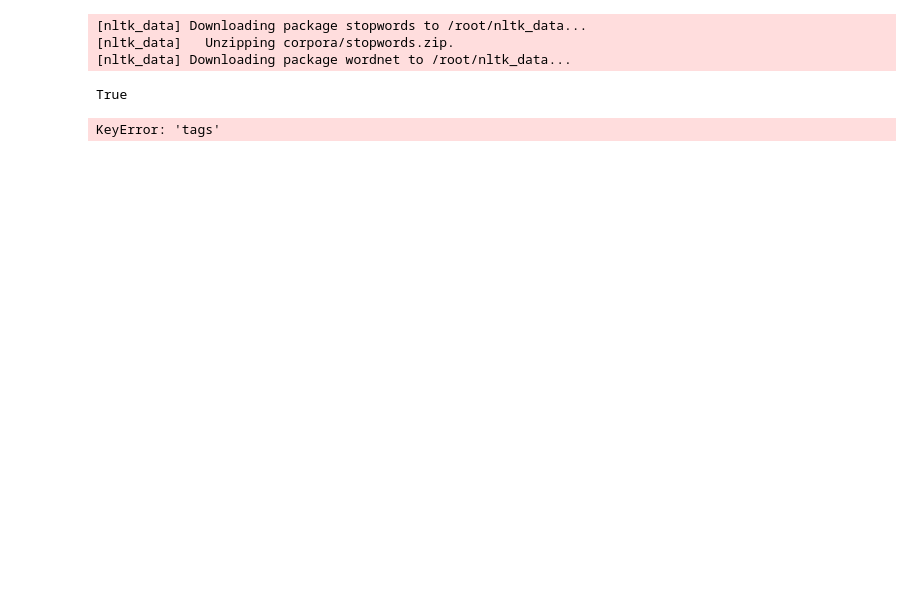
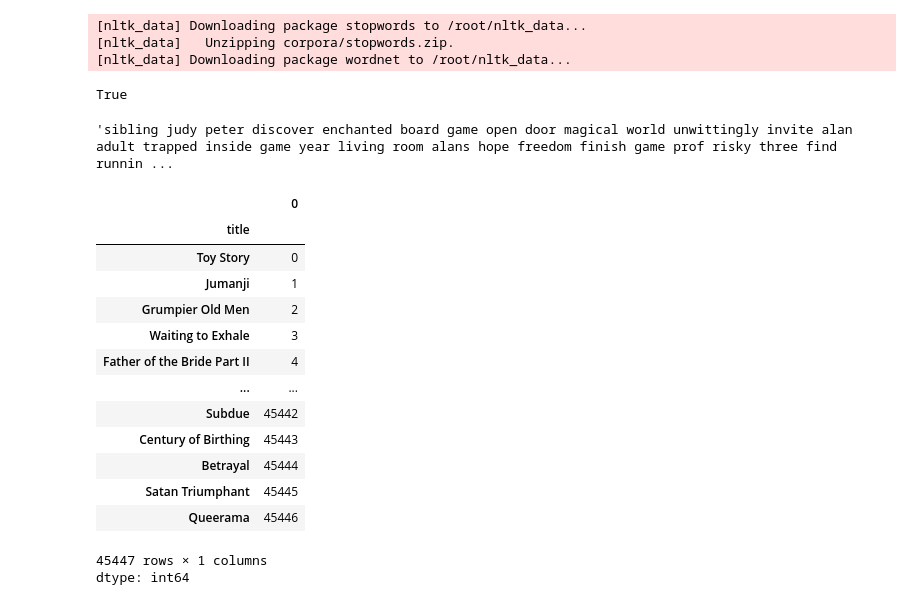
Before and after one commit to asadibrahim206/Mechine-Learning-projects, a Jupyter notebook: movies.ipynb, the cells around one changed output. Drawn from its saved outputs; the diff is of its cells as text; code cells hidden in the pictures; blank space fills up the shorter version.

```diff
--- a/movies.ipynb
+++ b/movies.ipynb
@@ -146,13 +146,41 @@ stop_words = set(stopwords.words('english'))
 lemmatizer = WordNetLemmatizer()
 # %%
 def preprocess_text(text):
-  text = re.sub(r'[^a-zA-Z\s]', '', text)
+  #Lower Case
+  text =  str(text).lower()
+  #Remove Punctuations
+  text = re.sub(r'[^a-z\s]', '', text)
   words = text.split()
+  #remove Stopwords
   words = [word for word in words if word not in stop_words]
+  #Lemmatize
   words = [lemmatizer.lemmatize(word) for word in words ]
 
   return " ".join(words)
 # %%
 df['tags'] = df['tags'].apply(preprocess_text)
-# %% [output]
-KeyError: 'tags'
+# %%
+df['tags'][1]
+# %% [output]
+'sibling judy peter discover enchanted board game open door magical world unwittingly invite alan adult trapped inside game year living room alans hope freedom finish game prof risky three find runnin ...
+# %%
+df = df.reset_index(drop = True)
+# %%
+indices = pd.Series(df.index, index = df ['title']).drop_duplicates()
+indices
+# %% [output]
+|  | 0 |
+| title |  |
+| Toy Story | 0 |
+| Jumanji | 1 |
+| Grumpier Old Men | 2 |
+| Waiting to Exhale | 3 |
+| Father of the Bride Part II | 4 |
+| ... | ... |
+| Subdue | 45442 |
+| Century of Birthing | 45443 |
+| Betrayal | 45444 |
+| Satan Triumphant | 45445 |
+| Queerama | 45446 |
+45447 rows × 1 columns
+dtype: int64
```
Also changed, not shown: parts of 1 cell of this notebook.
